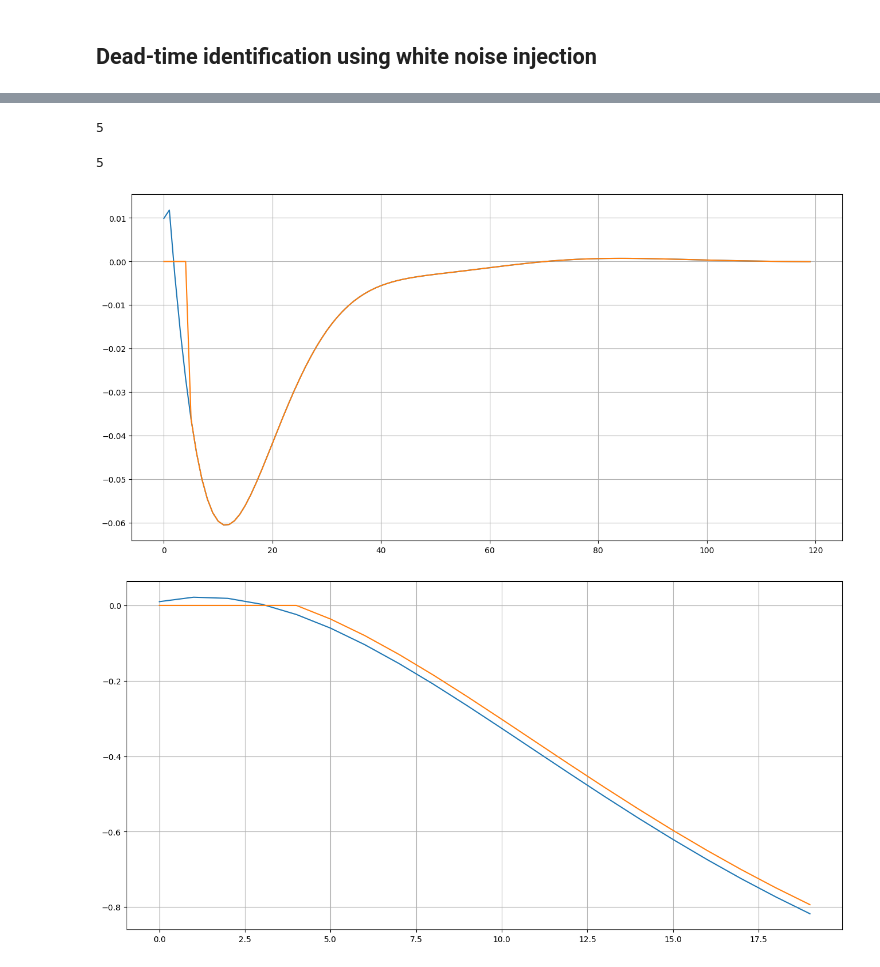
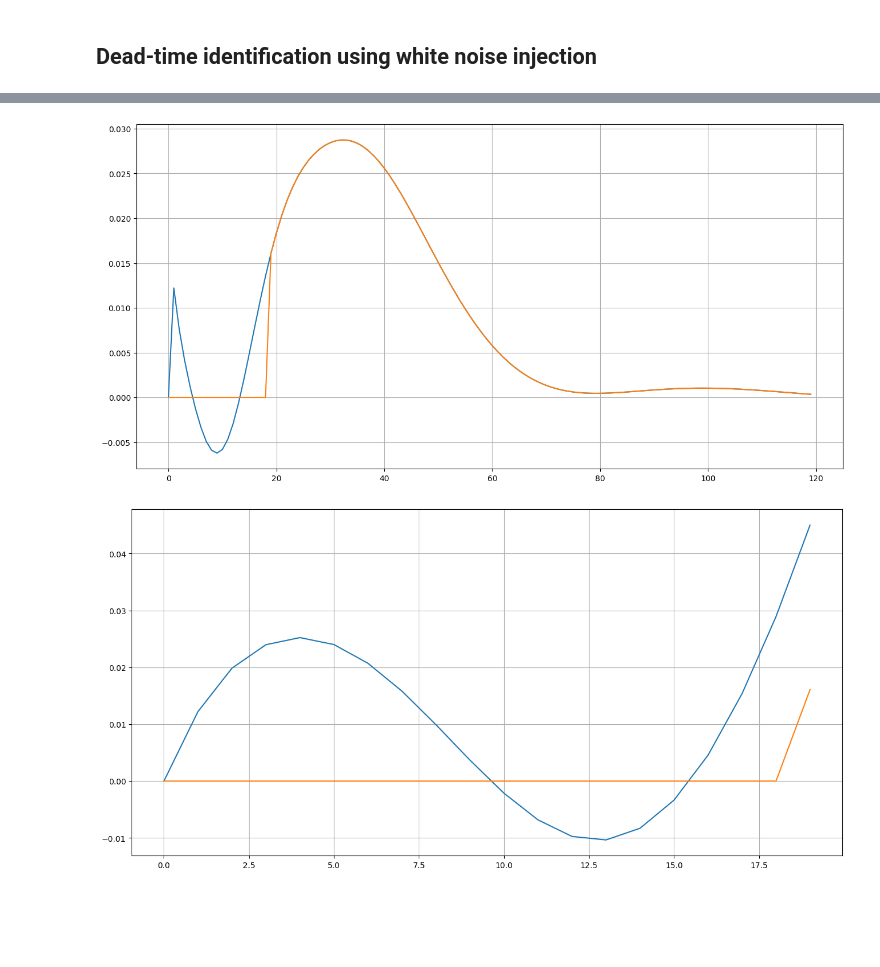
Before and after one commit to CPCLAB-UNIPI/SIPPY, a Jupyter notebook: Examples/subspace_id_frac2.ipynb, the cells around one changed output, grey strips where cells are left out. Saved outputs shown, nothing was run; the diff lists cells and outputs as text; code cells hidden in the pictures; blank space fills up the shorter version.

```diff
--- a/Examples/subspace_id_frac2.ipynb
+++ b/Examples/subspace_id_frac2.ipynb
@@ -66,7 +66,7 @@ slices = {
 tss = 120                  # Process time to steady state
 controller_sampling = 1    # Controller sampling time
 filter_tss_mult_factor = 3 # 3 for self-regulating CV, 6 for ramp CV
-resampling = 1             # For tss more than 90 use 2, and if grater than 240 use 3
+resampling = 2             # For tss more than 90 use 2, and if grater than 240 use 3
 id_method='CVA'            # CVA, MOESP, N4SID
 IC = 'AIC'                 # None, AIC, AICc, BIC
 TH =  100                  # The length of time horizon used for regression
@@ -133,7 +133,7 @@ t = np.arange(0, tss)
 ## DMC3 reference uncertinity plot
 ![uncertinity](model_uncertinity.jpg)
 # %%
-input_tag = 'FIC-2002'
+input_tag = 'FIC-2001'
 output_tag = 'FIC-2102'
 # %%
 imp_ij = firmodel[output_tag][input_tag]
@@ -219,34 +182,20 @@ plt.plot(peaks, x[peaks], "x")
-# %%
-deadtime = 0
-tol = max(np.abs(stp_ij))/25
-for coef in stp_ij:
-    if abs(coef)<= tol:
-        deadtime += 1
-    else:
-        break
-print(deadtime)
-# %% [output]
-5
-# %%
-get_deadtime(stp_ij)
-# %% [output]
-5
 # %%
+deadtime = get_deadtime(stp_ij)
 imp_ij_shift = imp_ij.copy()
 if deadtime > 1:
     imp_ij_shift[:deadtime] = 0
 plt.plot(imp_ij)
 plt.plot(imp_ij_shift)
 plt.grid()
 # %% [output]
-[figure, old version]
+[figure, new version]
 # %%
 shift_step = np.cumsum(imp_ij_shift)
 plt.plot(stp_ij[:20])
 plt.plot(shift_step[:20])
 plt.grid()
 # %% [output]
-[figure, old version]
+[figure, new version]
 # %%
 shift_step = np.cumsum(imp_ij_shift)
 plt.plot(stp_ij)
```
Also changed, not shown: parts of 11 cells of this notebook, 1 other file.
